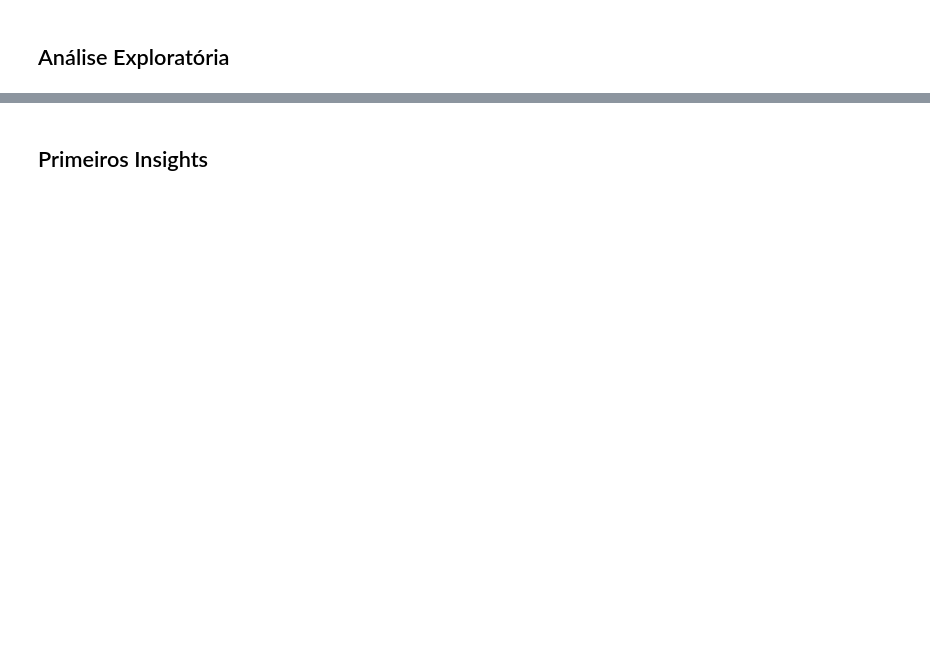
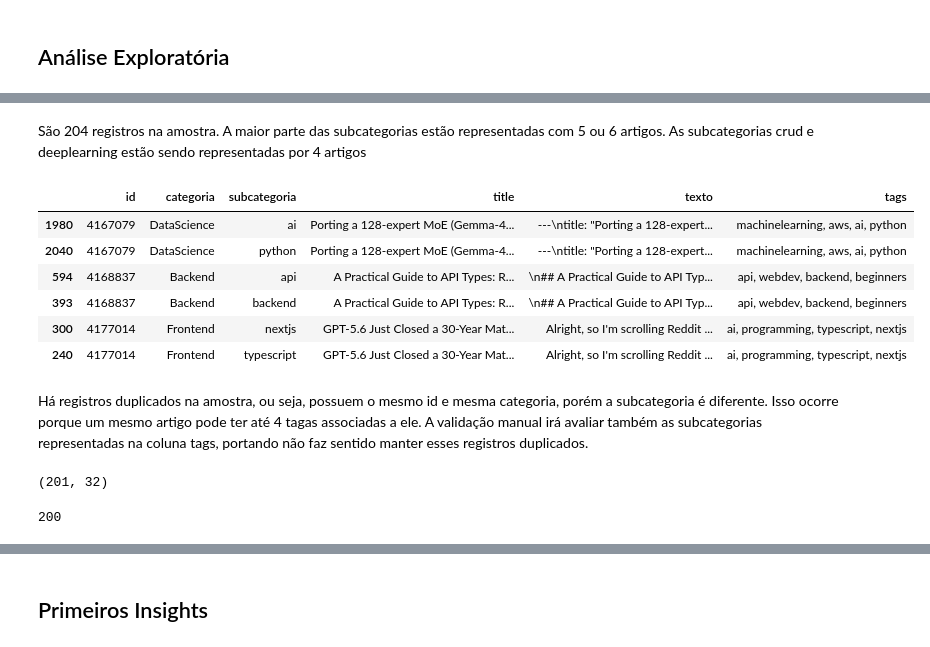
Before and after one commit to No-Country-simulation/g9-br-techmind-team10, a Jupyter notebook: datascience/notebooks/coleta_dados_api_devto_v1.ipynb, the cells around one changed output, grey strips where cells are left out. Saved outputs shown, nothing was run; the diff lists cells and outputs as text; code cells hidden in the pictures; blank space fills up the shorter version.

```diff
--- a/datascience/notebooks/coleta_dados_api_devto_v1.ipynb
+++ b/datascience/notebooks/coleta_dados_api_devto_v1.ipynb
@@ -338,0 +316,3 @@ else:
+# %%
+# Filtro dos textos em inglês
+df_artigos_en = df_artigos[df_artigos["language"] == "en"]
@@ -338,0 +377,7 @@ else:
+# %%
+# Gerar amostra considerando 10% de cada categoria
+df_artigos_en_amostra = (
+    df_artigos_en
+    .groupby(["categoria", "subcategoria"], group_keys=False)
+    .apply(lambda x: x.sample(frac=0.1, random_state=42))
+)
@@ -338,0 +426,17 @@ else:
+# %% [markdown]
+São 204 registros na amostra. A maior parte das subcategorias estão representadas com 5 ou 6 artigos. As subcategorias crud e deeplearning estão sendo representadas por 4 artigos
+# %%
+# Verificando duplicidade na amostra (Duplicidade = id + categoria iguais)
+df_artigos_en_amostra[
+    df_artigos_en_amostra.duplicated(subset=["id", "categoria"], keep=False)
+][["id", "categoria", "subcategoria", "title", "texto", "tags"]].sort_values(["id", "categoria"])
+# %% [output]
+|  | id | categoria | subcategoria | title | texto | tags |
+| 1980 | 4167079 | DataScience | ai | Porting a 128-expert MoE (Gemma-4... | ---\ntitle: "Porting a 128-expert... | machinelearning, aws, ai, python |
+| 2040 | 4167079 | DataScience | python | Porting a 128-expert MoE (Gemma-4... | ---\ntitle: "Porting a 128-expert... | machinelearning, aws, ai, python |
+| 594 | 4168837 | Backend | api | A Practical Guide to API Types: R... | \n## A Practical Guide to API Typ... | api, webdev, backend, beginners |
+| 393 | 4168837 | Backend | backend | A Practical Guide to API Types: R... | \n## A Practical Guide to API Typ... | api, webdev, backend, beginners |
+| 300 | 4177014 | Frontend | nextjs | GPT-5.6 Just Closed a 30-Year Mat... | Alright, so I'm scrolling Reddit ... | ai, programming, typescript, nextjs |
+| 240 | 4177014 | Frontend | typescript | GPT-5.6 Just Closed a 30-Year Mat... | Alright, so I'm scrolling Reddit ... | ai, programming, typescript, nextjs |
+# %% [markdown]
+Há registros duplicados na amostra, ou seja, possuem o mesmo id e mesma categoria, porém a subcategoria é diferente. Isso ocorre porque um mesmo artigo pode ter até 4 tagas associadas a ele. A validação manual irá avaliar também as subcategorias representadas na coluna tags, portando não faz sentido manter esses registros duplicados.
@@ -338,0 +446,10 @@ else:
+# %%
+# Quantidade de artigos da amostra
+df_artigos_en_amostra.shape
+# %% [output]
+(201, 32)
+# %%
+# Verificando os id´s unicos
+df_artigos_en_amostra["id"].nunique()
+# %% [output]
+200
```
Also changed, not shown: parts of 38 cells of this notebook.
